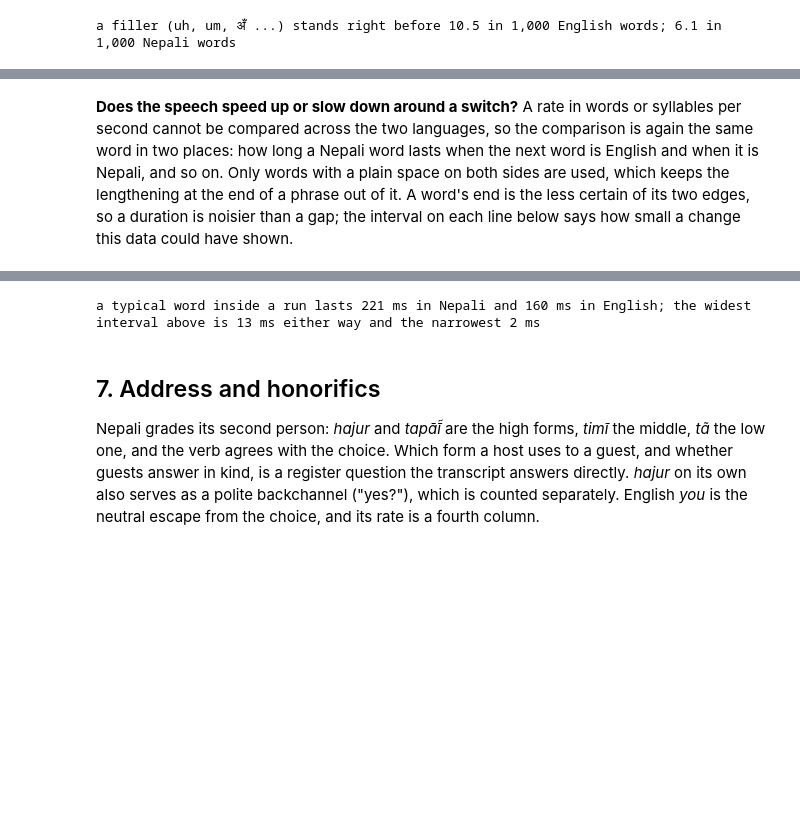
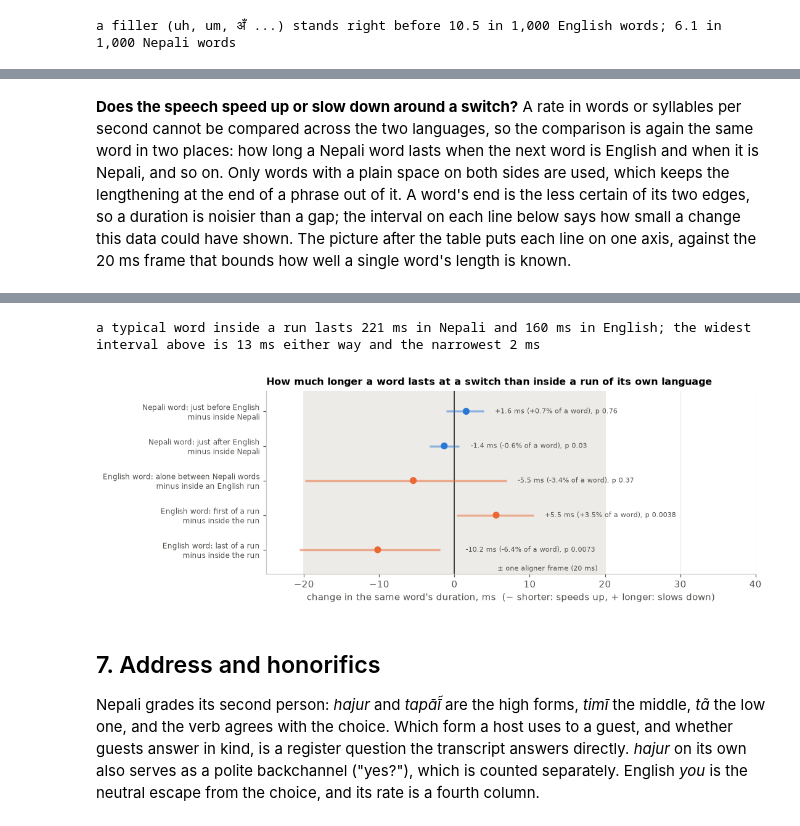
Before and after one commit to Sagyam/labeling-harness, a Jupyter notebook: notebooks/02_Sociolinguistics.ipynb, the cells around one changed output, grey strips where cells are left out. Saved outputs shown, nothing was run; the diff lists cells and outputs as text; code cells hidden in the pictures; blank space fills up the shorter version.

```diff
--- a/notebooks/02_Sociolinguistics.ipynb
+++ b/notebooks/02_Sociolinguistics.ipynb
@@ -1067,32 +1151,57 @@ places: how long a Nepali word lasts when the next word is English and when it i
 on. Only words with a plain space on both sides are used, which keeps the lengthening at the end
 of a phrase out of it. A word's end is the less certain of its two edges, so a duration is
 noisier than a gap; the interval on each line below says how small a change this data could
-have shown.
+have shown. The picture after the table puts each line on
+one axis, against the 20 ms frame that bounds how well a single word's length is known.
 # %%
 mid = W[(W.sep_before == "space") & (W.sep_after == "space") & (W.dur > 0) & W.kind.isin(["ne", "en"])
         & W.prev_kind.isin(["ne", "en"]) & W.next_kind.isin(["ne", "en"])]
 mid = mid.assign(place=mid.prev_kind + " " + mid.kind + " " + mid.next_kind)
 ne_mid, en_mid = mid[mid.kind == "ne"], mid[mid.kind == "en"]
 SPEED = pd.DataFrame({
     "Nepali word: just before English, minus inside Nepali": same_word(ne_mid, "ne ne en", "ne ne ne", "dur", "place"),
     "Nepali word: just after English, minus inside Nepali": same_word(ne_mid, "en ne ne", "ne ne ne", "dur", "place"),
     "English word: alone between Nepali words, minus inside an English run": same_word(en_mid, "ne en ne", "en en en", "dur", "place", k=10),
     "English word: first of a run, minus inside the run": same_word(en_mid, "ne en en", "en en en", "dur", "place", k=10),
     "English word: last of a run, minus inside the run": same_word(en_mid, "en en ne", "en en en", "dur", "place", k=10),
 }).T
 typical = {"Nepali": 1000 * ne_mid.dur[ne_mid.place == "ne ne ne"].median(), "English": 1000 * en_mid.dur[en_mid.place == "en en en"].median()}
 SPEED["% of a typical word"] = [100 * r["difference ms"] / typical[name.split()[0]] for name, r in SPEED.iterrows()]
 display(SPEED.assign(p=SPEED.p.map(lambda p: small(p).lstrip("= "))).astype({"words": int}).round(1))
 print(f"a typical word inside a run lasts {typical['Nepali']:.0f} ms in Nepali and {typical['English']:.0f} ms in English; "
       f"the widest interval above is {(SPEED.hi - SPEED.lo).max() / 2:.0f} ms either way and the narrowest {(SPEED.hi - SPEED.lo).min() / 2:.0f} ms")
+
+# The table as a picture: each line is one comparison, its dot the change in a word's length and
+# its bar the 95% interval; the band is one frame of the aligner either way, what a single
+# word's length could be off by.
+fig, ax = plt.subplots(figsize=(10, 3.6))
+y = np.arange(len(SPEED))
+colors = [SLOTS[0] if name.startswith("Nepali") else SLOTS[1] for name in SPEED.index]
+ax.axvspan(-20, 20, color="#ecebe7", zorder=0)
+ax.text(19, len(SPEED) - 0.35, "± one aligner frame (20 ms)", ha="right", va="bottom", fontsize=7.5, color=MUTED)
+ax.axvline(0, color=INK, lw=1)
+ax.hlines(y, SPEED.lo, SPEED.hi, color=colors, lw=2.2, alpha=0.5)
+ax.scatter(SPEED["difference ms"], y, s=40, color=colors, zorder=3)
+for i, r in enumerate(SPEED.itertuples()):
+    ax.text(max(r.hi, 0) + 1.5, i, f"{r[2]:+.1f} ms ({r[-1]:+.1f}% of a word), p {small(r.p).lstrip('= ')}", va="center", fontsize=7.5, color=MUTED)
+ax.set_yticks(y, [name.replace(", minus", "\nminus") for name in SPEED.index], fontsize=8)
+ax.set_ylim(len(SPEED) - 0.3, -0.6)
+ax.set_xlim(-25, 40)
+ax.set(title="How much longer a word lasts at a switch than inside a run of its own language",
+       xlabel="change in the same word's duration, ms  (− shorter: speeds up, + longer: slows down)")
+ax.grid(axis="y", visible=False)
+fig.tight_layout()
+save(fig, "03e_switch_speed")
+plt.show()
 # %% [output]
 |  | words | difference ms | lo | hi | words where it is longer % | p | % of a typical word |
 | Nepali word: just before English,... | 196 | 1.60 | -1.10 | 3.90 | 50.00 | 0.76 | 0.70 |
 | Nepali word: just after English, ... | 170 | -1.40 | -3.30 | 0.70 | 46.50 | 0.03 | -0.60 |
 | English word: alone between Nepal... | 138 | -5.50 | -19.90 | 6.90 | 47.80 | 0.37 | -3.40 |
 | English word: first of a run, min... | 164 | 5.50 | 0.30 | 10.50 | 62.20 | 0.0038 | 3.50 |
 | English word: last of a run, minu... | 155 | -10.20 | -20.60 | -2.00 | 40.00 | 0.0073 | -6.40 |
 a typical word inside a run lasts 221 ms in Nepali and 160 ms in English; the widest interval above is 13 ms either way and the narrowest 2 ms
+[figure, added]
 # %% [markdown]
 ## 7. Address and honorifics
 
```
Also changed, not shown: parts of 2 cells of this notebook, 2 other files.
